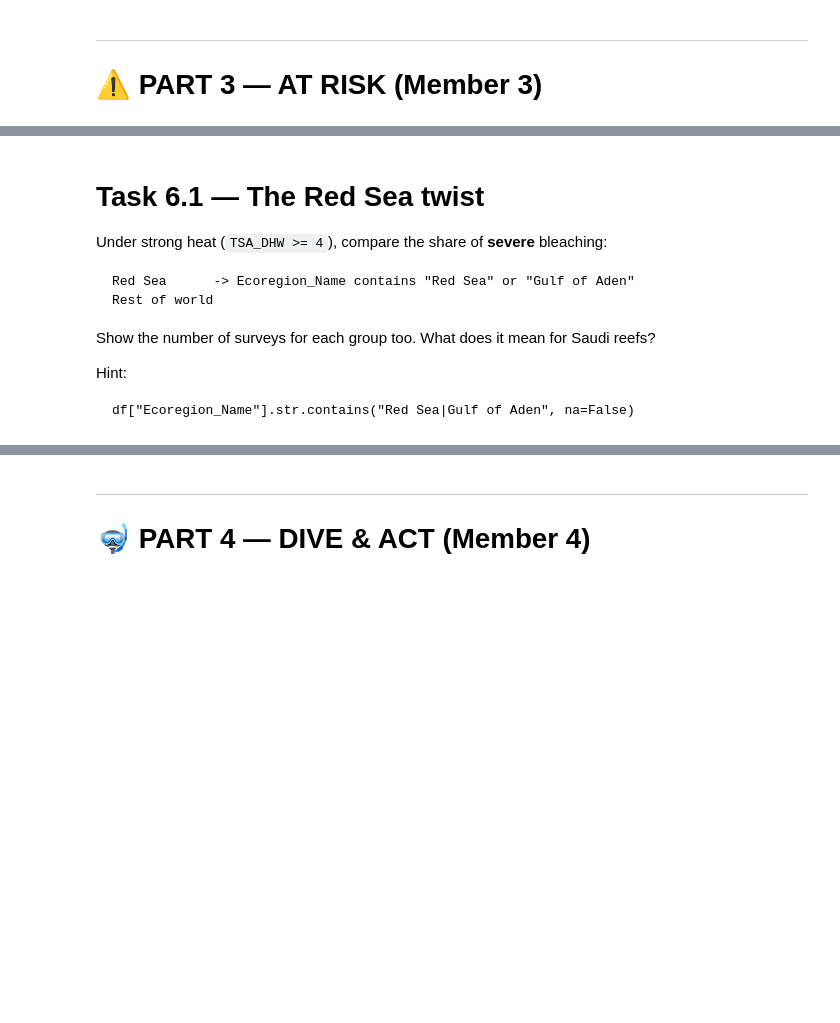
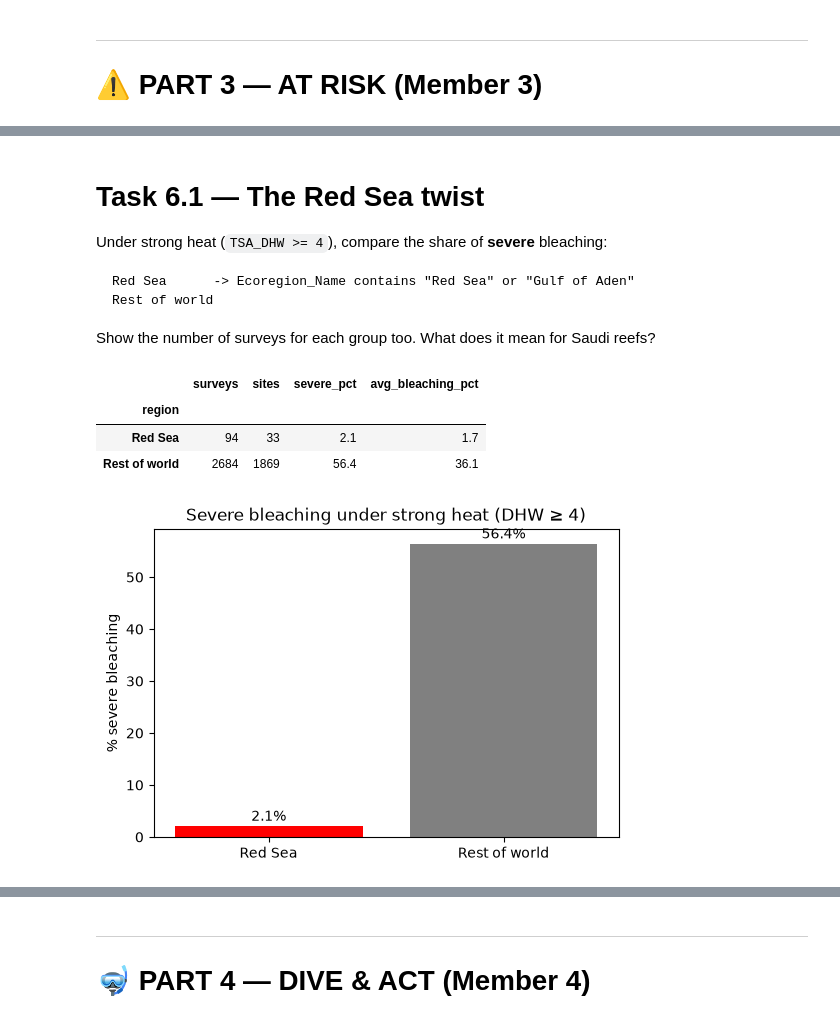
Before and after one commit to xkh11/kanz-ml-project-tuwaiq-academy, a Jupyter notebook: notebooks/Kanz_EDA.ipynb, the cells around one changed output, grey strips where cells are left out. Cells and saved outputs as stored; diff of their text form; code cells hidden in the pictures; blank space fills up the shorter version.

````diff
--- a/notebooks/Kanz_EDA.ipynb
+++ b/notebooks/Kanz_EDA.ipynb
@@ -717,13 +802,39 @@ Red Sea      -> Ecoregion_Name contains "Red Sea" or "Gulf of Aden"
 Rest of world
 ```
 Show the number of surveys for each group too. What does it mean for Saudi reefs?
-
-Hint:
-```
-df["Ecoregion_Name"].str.contains("Red Sea|Gulf of Aden", na=False)
-```
 # %%
-#TO-DO
+#Task 6.1 — The Red Sea twist
+
+#1- label each sample: Red Sea or rest of the world
+df["region"] = np.where(df["Ecoregion_Name"].str.contains("Red Sea|Gulf of Aden", na=False),
+                        "Red Sea", "Rest of world")
+
+#2- keep only samples under strong heat
+hot = df[df["TSA_DHW"] >= 4]
+
+#3- compare: number of surveys, number of sites, share of severe bleaching
+twist = hot.groupby("region").agg(
+    surveys=("target", "size"),
+    sites=("Site_ID", "nunique"),
+    severe_pct=("target", lambda x: (x == 2).mean() * 100),
+    avg_bleaching_pct=("Percent_Bleaching", "mean"))
+twist.round(1)
+# %% [output]
+|  | surveys | sites | severe_pct | avg_bleaching_pct |
+| region |  |  |  |  |
+| Red Sea | 94 | 33 | 2.1 | 1.7 |
+| Rest of world | 2684 | 1869 | 56.4 | 36.1 |
+# %%
+#4- bar chart
+plt.figure(figsize=(6, 4))
+plt.bar(twist.index, twist["severe_pct"], color=["red", "gray"])
+for i, v in enumerate(twist["severe_pct"]):
+    plt.text(i, v + 1, f"{v:.1f}%", ha="center")   # write the % on top of each bar
+plt.title("Severe bleaching under strong heat (DHW ≥ 4)")
+plt.ylabel("% severe bleaching")
+plt.show()
+# %% [output]
+[figure, added]
 # %% [markdown]
 **What did you learn? (2–3 lines with numbers)**
 
````
Also changed, not shown: parts of 13 cells of this notebook.
